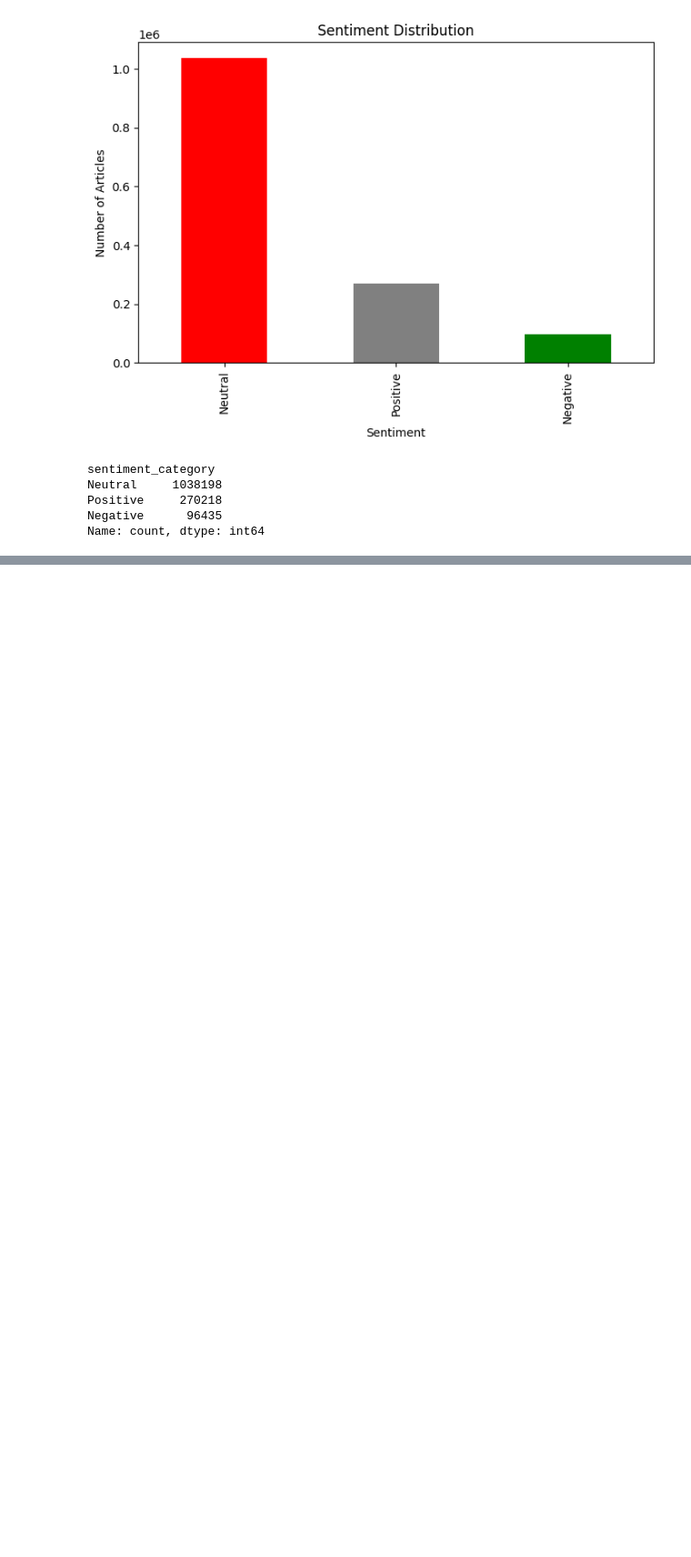
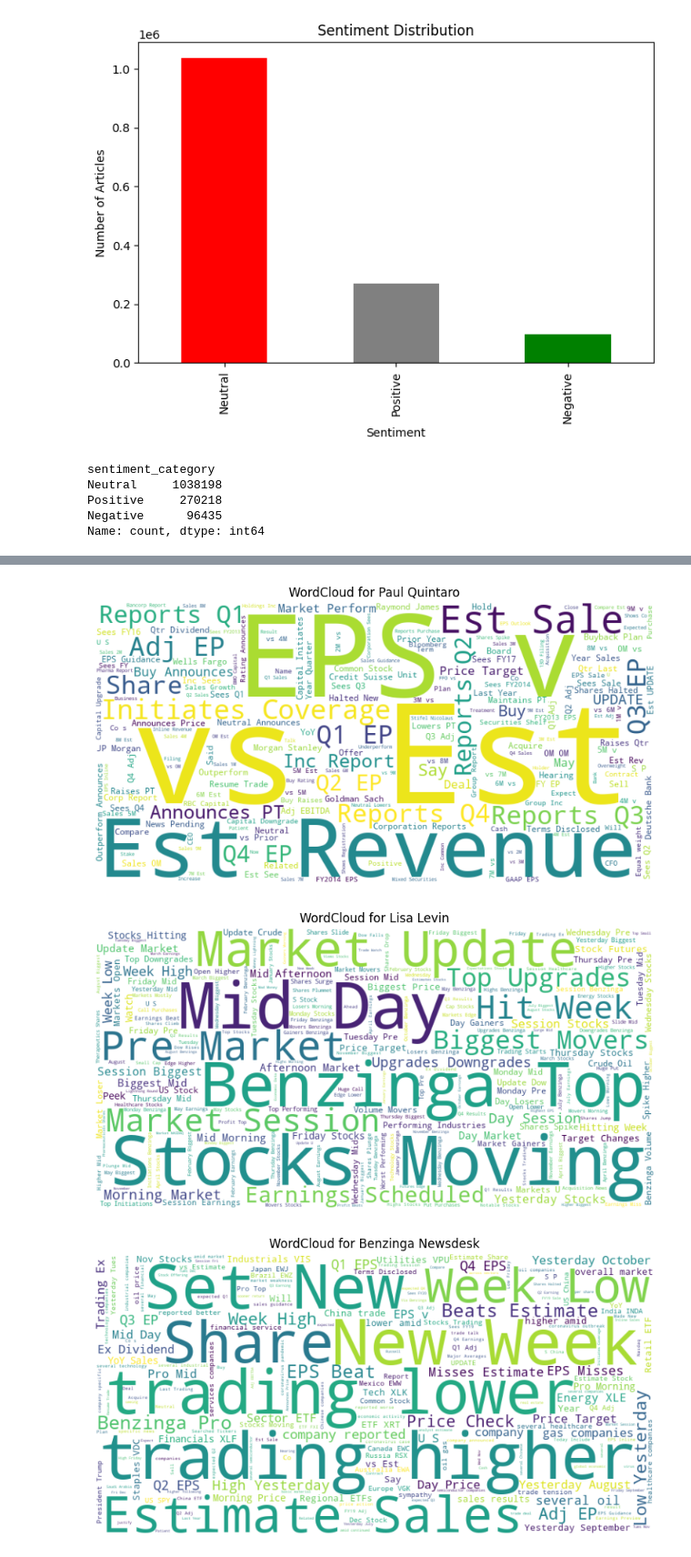
Before and after one commit to HabibiGirum/Stock_Market_Insights_From_Financial_news, a Jupyter notebook: notebooks/stock_analysis.ipynb, the cells around one changed output, grey strips where cells are left out. Shown at 91% size. Drawn from its saved outputs; the diff is of its cells as text; code cells hidden in the pictures; blank space fills up the shorter version.

```diff
--- a/notebooks/stock_analysis.ipynb
+++ b/notebooks/stock_analysis.ipynb
@@ -81,0 +112,6 @@ Name: count, dtype: int64
+# %%
+eda.generate_wordcloud_for_publishers(top_n=5)
+# %% [output]
+[figure, added]
+[figure, added]
+[figure, added]
```
Also changed, not shown: parts of 5 cells of this notebook, 1 other file.
